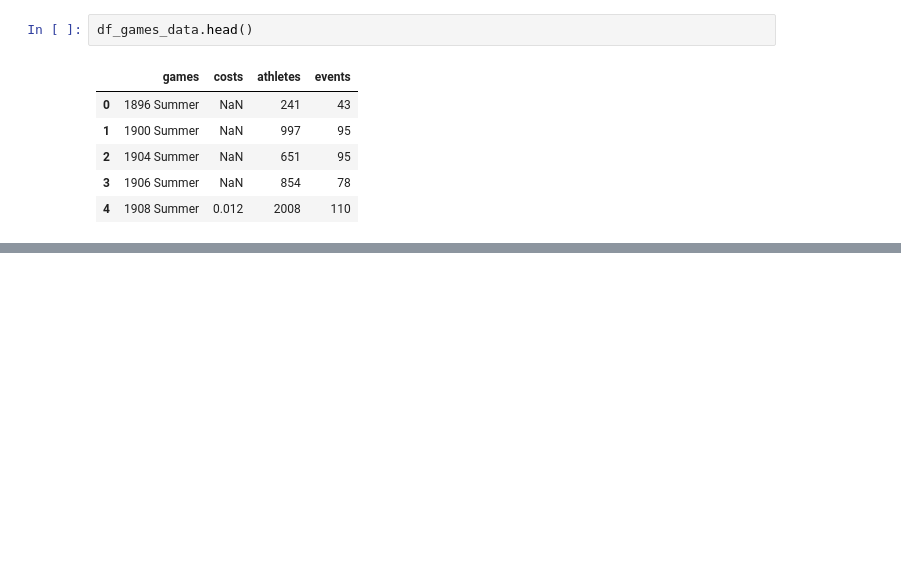
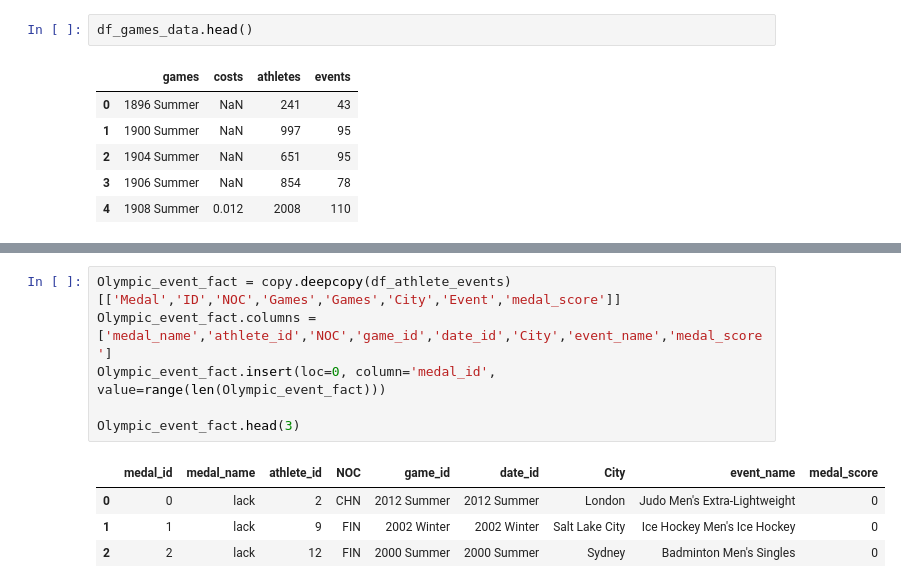
Before and after one commit to grudzienAda/hurtownie_project, a Jupyter notebook: ETL/table_transformations.ipynb, the cells around one changed output, grey strips where cells are left out. Cells and saved outputs as stored; diff of their text form; blank space fills up the shorter version.

```diff
--- a/ETL/table_transformations.ipynb
+++ b/ETL/table_transformations.ipynb
@@ -379,0 +372,11 @@ Olympic_games
+# %%
+Olympic_event_fact = copy.deepcopy(df_athlete_events)[['Medal','ID','NOC','Games','Games','City','Event','medal_score']]
+Olympic_event_fact.columns = ['medal_name','athlete_id','NOC','game_id','date_id','City','event_name','medal_score']
+Olympic_event_fact.insert(loc=0, column='medal_id', value=range(len(Olympic_event_fact)))
+
+Olympic_event_fact.head(3)
+# %% [output]
+|  | medal_id | medal_name | athlete_id | NOC | game_id | date_id | City | event_name | medal_score |
+| 0 | 0 | lack | 2 | CHN | 2012 Summer | 2012 Summer | London | Judo Men's Extra-Lightweight | 0 |
+| 1 | 1 | lack | 9 | FIN | 2002 Winter | 2002 Winter | Salt Lake City | Ice Hockey Men's Ice Hockey | 0 |
+| 2 | 2 | lack | 12 | FIN | 2000 Summer | 2000 Summer | Sydney | Badminton Men's Singles | 0 |
```
Also changed, not shown: parts of 8 cells of this notebook.
